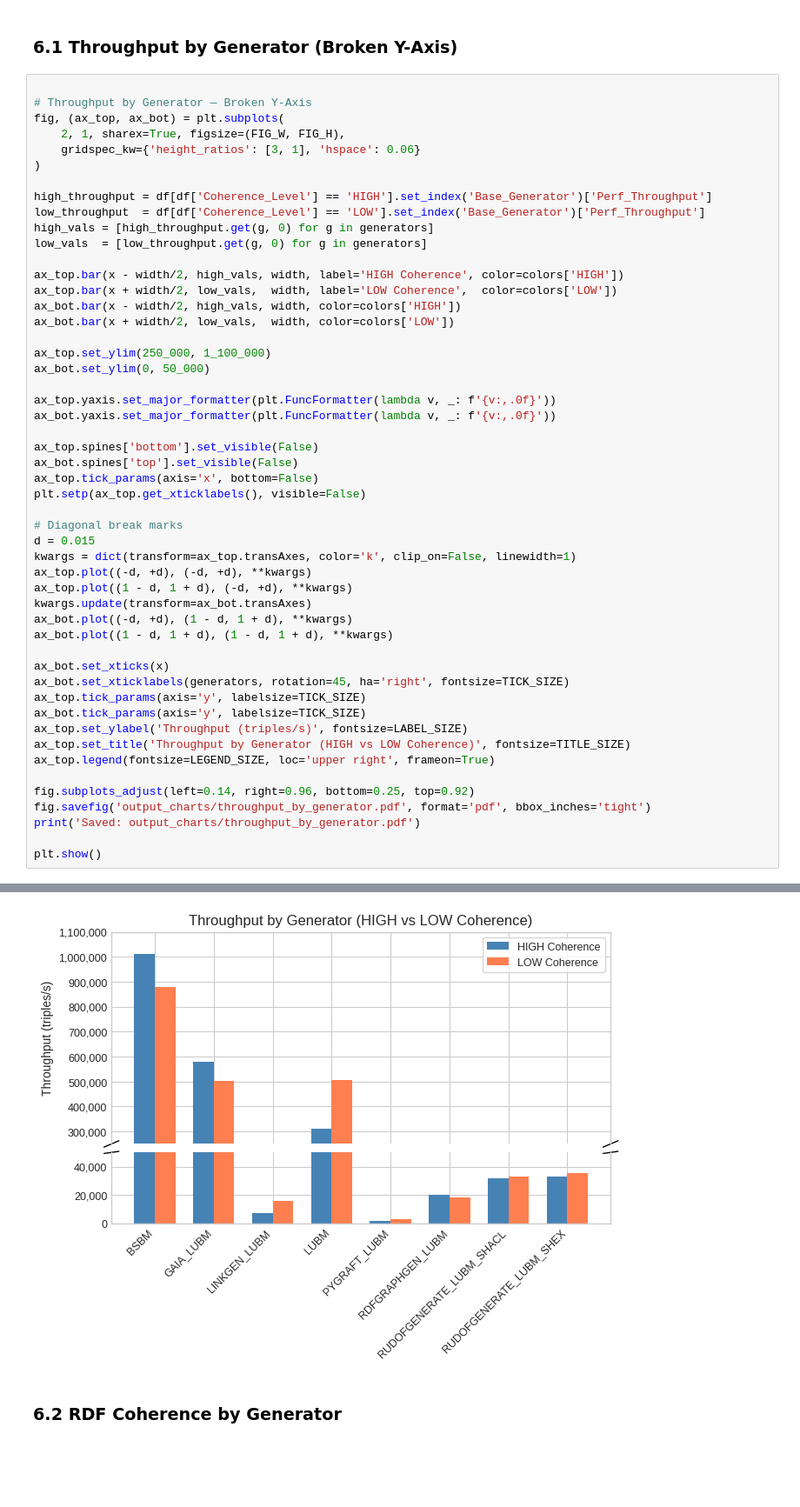
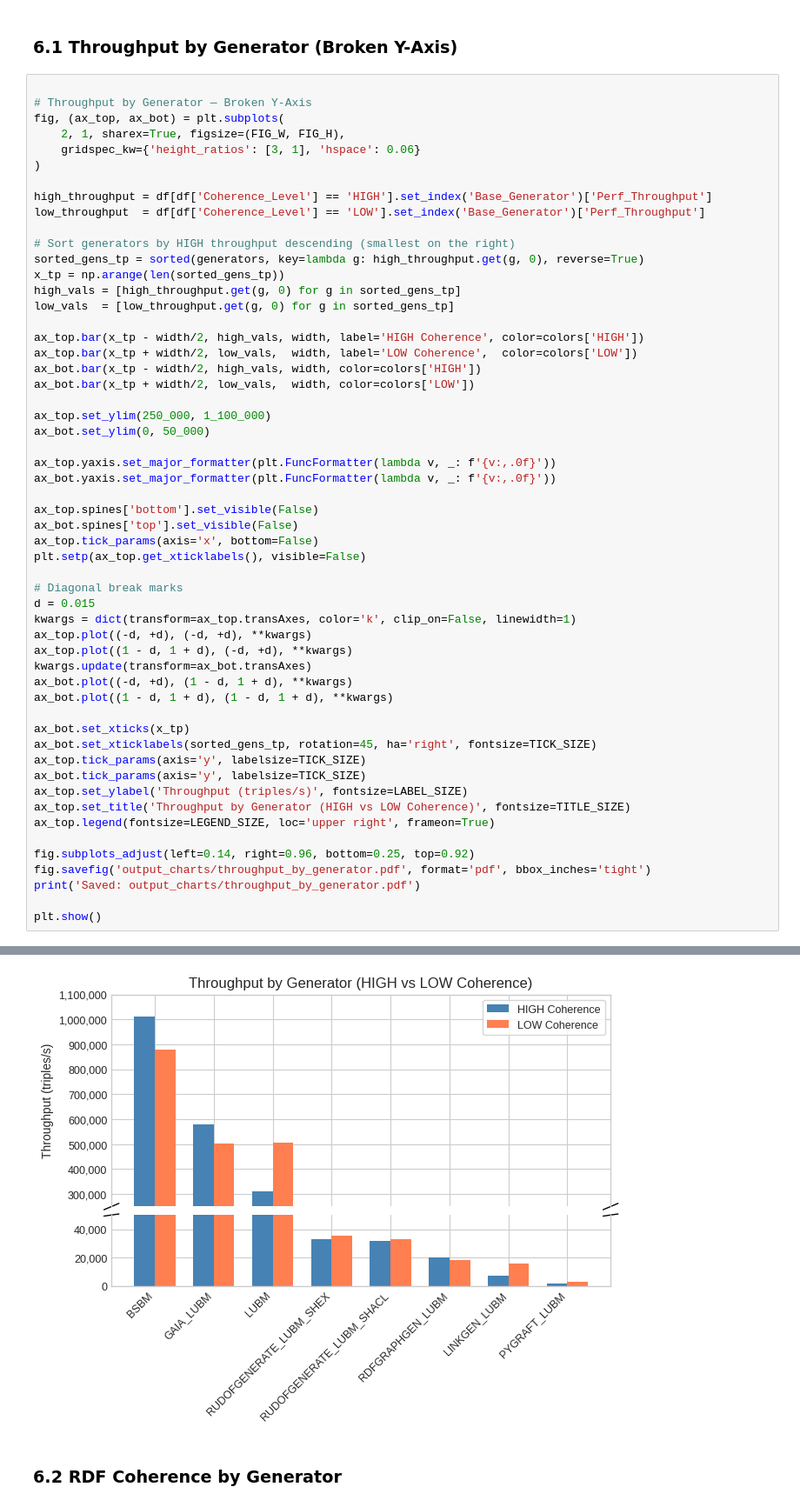
Before and after one commit to DiegoMfer/benchmarks-synthetic-data-generators, a Jupyter notebook: metrics_histogram.ipynb, the cells around one changed output, grey strips where cells are left out. Shown at 87% size. Cells and saved outputs as stored; diff of their text form; blank space fills up the shorter version.

```diff
--- a/metrics_histogram.ipynb
+++ b/metrics_histogram.ipynb
@@ -192,13 +192,17 @@ fig, (ax_top, ax_bot) = plt.subplots(
 
 high_throughput = df[df['Coherence_Level'] == 'HIGH'].set_index('Base_Generator')['Perf_Throughput']
 low_throughput  = df[df['Coherence_Level'] == 'LOW'].set_index('Base_Generator')['Perf_Throughput']
-high_vals = [high_throughput.get(g, 0) for g in generators]
-low_vals  = [low_throughput.get(g, 0) for g in generators]
 
-ax_top.bar(x - width/2, high_vals, width, label='HIGH Coherence', color=colors['HIGH'])
-ax_top.bar(x + width/2, low_vals,  width, label='LOW Coherence',  color=colors['LOW'])
-ax_bot.bar(x - width/2, high_vals, width, color=colors['HIGH'])
-ax_bot.bar(x + width/2, low_vals,  width, color=colors['LOW'])
+# Sort generators by HIGH throughput descending (smallest on the right)
+sorted_gens_tp = sorted(generators, key=lambda g: high_throughput.get(g, 0), reverse=True)
+x_tp = np.arange(len(sorted_gens_tp))
+high_vals = [high_throughput.get(g, 0) for g in sorted_gens_tp]
+low_vals  = [low_throughput.get(g, 0) for g in sorted_gens_tp]
+
+ax_top.bar(x_tp - width/2, high_vals, width, label='HIGH Coherence', color=colors['HIGH'])
+ax_top.bar(x_tp + width/2, low_vals,  width, label='LOW Coherence',  color=colors['LOW'])
+ax_bot.bar(x_tp - width/2, high_vals, width, color=colors['HIGH'])
+ax_bot.bar(x_tp + width/2, low_vals,  width, color=colors['LOW'])
 
 ax_top.set_ylim(250_000, 1_100_000)
 ax_bot.set_ylim(0, 50_000)
@@ -206,36 +210,36 @@ ax_bot.set_ylim(0, 50_000)
 ax_top.yaxis.set_major_formatter(plt.FuncFormatter(lambda v, _: f'{v:,.0f}'))
 ax_bot.yaxis.set_major_formatter(plt.FuncFormatter(lambda v, _: f'{v:,.0f}'))
 
 ax_top.spines['bottom'].set_visible(False)
 ax_bot.spines['top'].set_visible(False)
 ax_top.tick_params(axis='x', bottom=False)
 plt.setp(ax_top.get_xticklabels(), visible=False)
 
 # Diagonal break marks
 d = 0.015
 kwargs = dict(transform=ax_top.transAxes, color='k', clip_on=False, linewidth=1)
 ax_top.plot((-d, +d), (-d, +d), **kwargs)
 ax_top.plot((1 - d, 1 + d), (-d, +d), **kwargs)
 kwargs.update(transform=ax_bot.transAxes)
 ax_bot.plot((-d, +d), (1 - d, 1 + d), **kwargs)
 ax_bot.plot((1 - d, 1 + d), (1 - d, 1 + d), **kwargs)
 
-ax_bot.set_xticks(x)
-ax_bot.set_xticklabels(generators, rotation=45, ha='right', fontsize=TICK_SIZE)
+ax_bot.set_xticks(x_tp)
+ax_bot.set_xticklabels(sorted_gens_tp, rotation=45, ha='right', fontsize=TICK_SIZE)
 ax_top.tick_params(axis='y', labelsize=TICK_SIZE)
 ax_bot.tick_params(axis='y', labelsize=TICK_SIZE)
 ax_top.set_ylabel('Throughput (triples/s)', fontsize=LABEL_SIZE)
 ax_top.set_title('Throughput by Generator (HIGH vs LOW Coherence)', fontsize=TITLE_SIZE)
 ax_top.legend(fontsize=LEGEND_SIZE, loc='upper right', frameon=True)
 
 fig.subplots_adjust(left=0.14, right=0.96, bottom=0.25, top=0.92)
 fig.savefig('output_charts/throughput_by_generator.pdf', format='pdf', bbox_inches='tight')
 print('Saved: output_charts/throughput_by_generator.pdf')
 
 plt.show()
 # %% [output]
 Saved: output_charts/throughput_by_generator.pdf
-[figure, old version]
+[figure, new version]
 # %% [markdown]
 ### 6.2 RDF Coherence by Generator
 # %%
```
Also changed, not shown: parts of 3 cells of this notebook, 1 other file.
